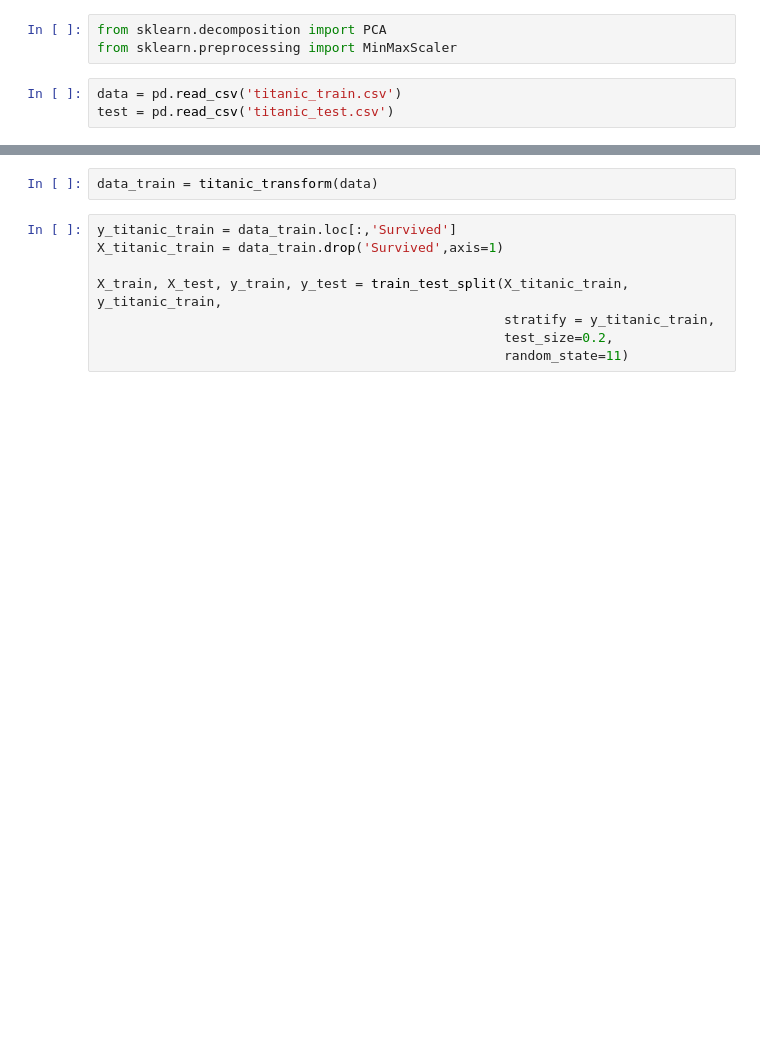
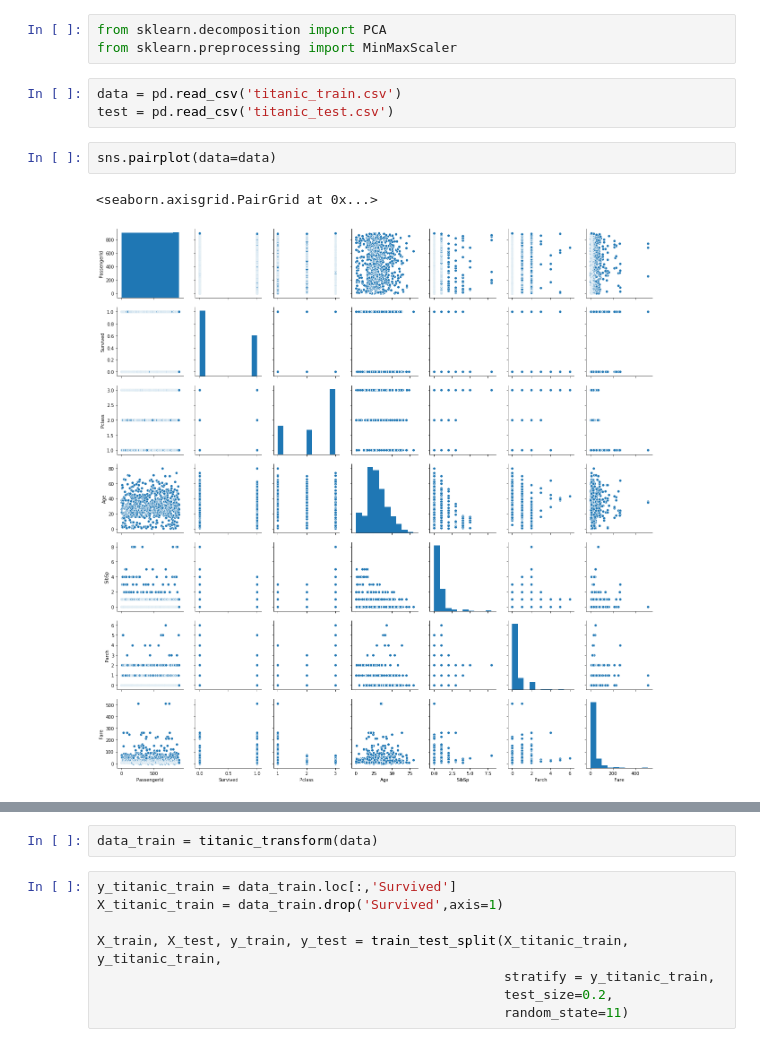
Before and after one commit to florentious/Python_Fundamental, a Jupyter notebook: 2020-01-28/compare machine learning model for titanic data.ipynb, the cells around one changed output, grey strips where cells are left out. Saved outputs shown, nothing was run; the diff lists cells and outputs as text; blank space fills up the shorter version.

```diff
--- a/2020-01-28/compare machine learning model for titanic data.ipynb
+++ b/2020-01-28/compare machine learning model for titanic data.ipynb
@@ -648,3 +649,8 @@ from sklearn.preprocessing import MinMaxScaler
 # %%
 data = pd.read_csv('titanic_train.csv')
 test = pd.read_csv('titanic_test.csv')
+# %%
+sns.pairplot(data=data)
+# %% [output]
+<seaborn.axisgrid.PairGrid at 0x...>
+[figure, added]
```
Also changed, not shown: parts of 36 cells of this notebook, 7 other files.
